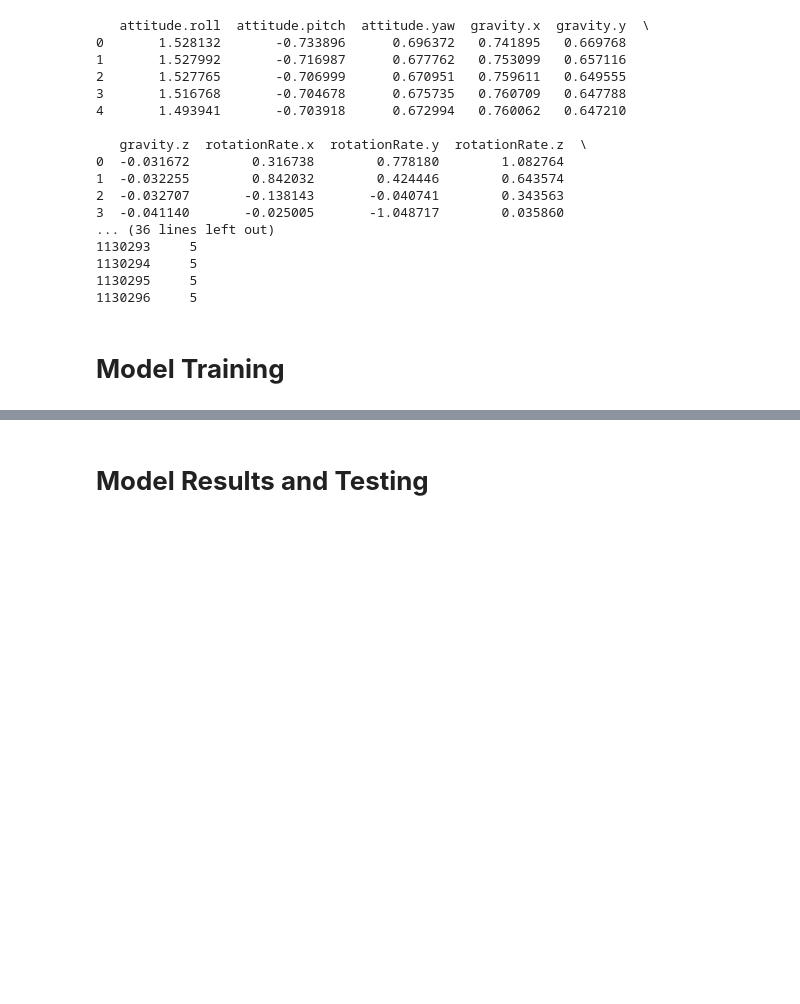
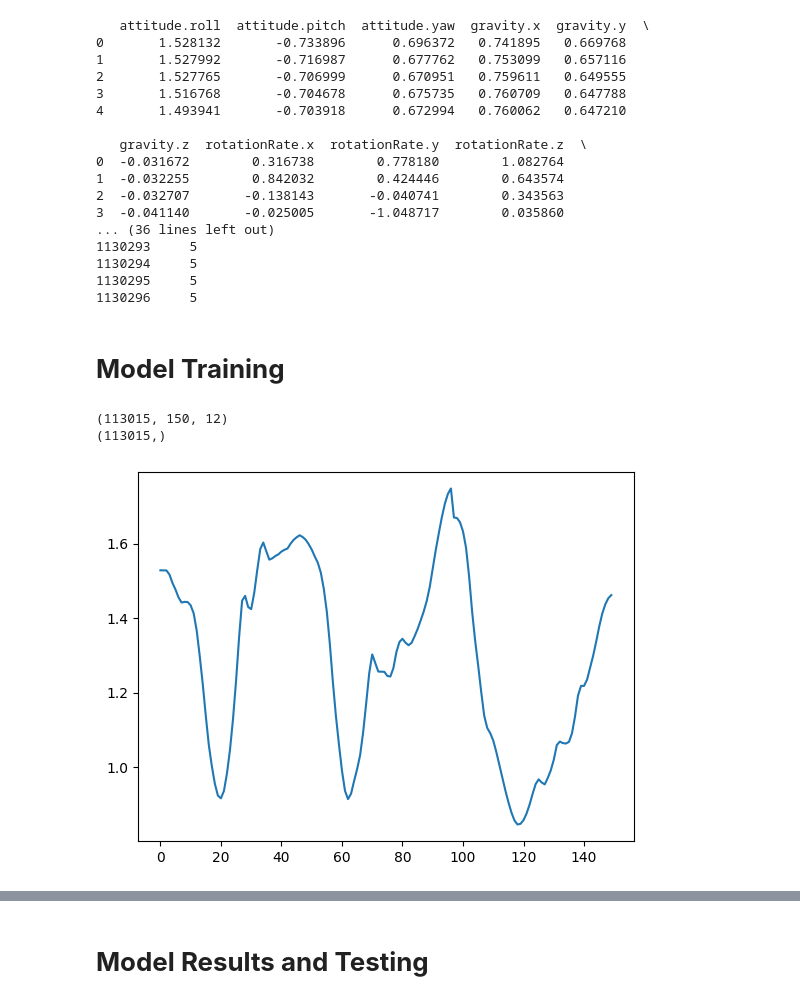
Before and after one commit to rayhannarindran/fitmotion_model, a Jupyter notebook: trainingScript.ipynb, the cells around one changed output, grey strips where cells are left out. Drawn from its saved outputs; the diff is of its cells as text; code cells hidden in the pictures; blank space fills up the shorter version.

Commit message:
added data tester

```diff
--- a/trainingScript.ipynb
+++ b/trainingScript.ipynb
@@ -203,6 +208,20 @@ def sequence_generator(x, y, length, stride):
 
 tx, ty = sequence_generator(trainx, trainy, WINDOW_LENGTH, STRIDE_LENGTH)
 vx, vy = sequence_generator(testx, testy, WINDOW_LENGTH, STRIDE_LENGTH)
+# %%
+# Training Preview
+print(tx.shape)
+print(ty.shape)
+
+# Plot the data
+import matplotlib.pyplot as plt
+
+plt.plot(tx[0][0:150, 0])
+plt.show()
+# %% [output]
+(113015, 150, 12)
+(113015,)
+[figure, added]
 # %%
 from keras.utils import to_categorical
 
```
Also changed, not shown: parts of 7 cells of this notebook, 3 other files.
